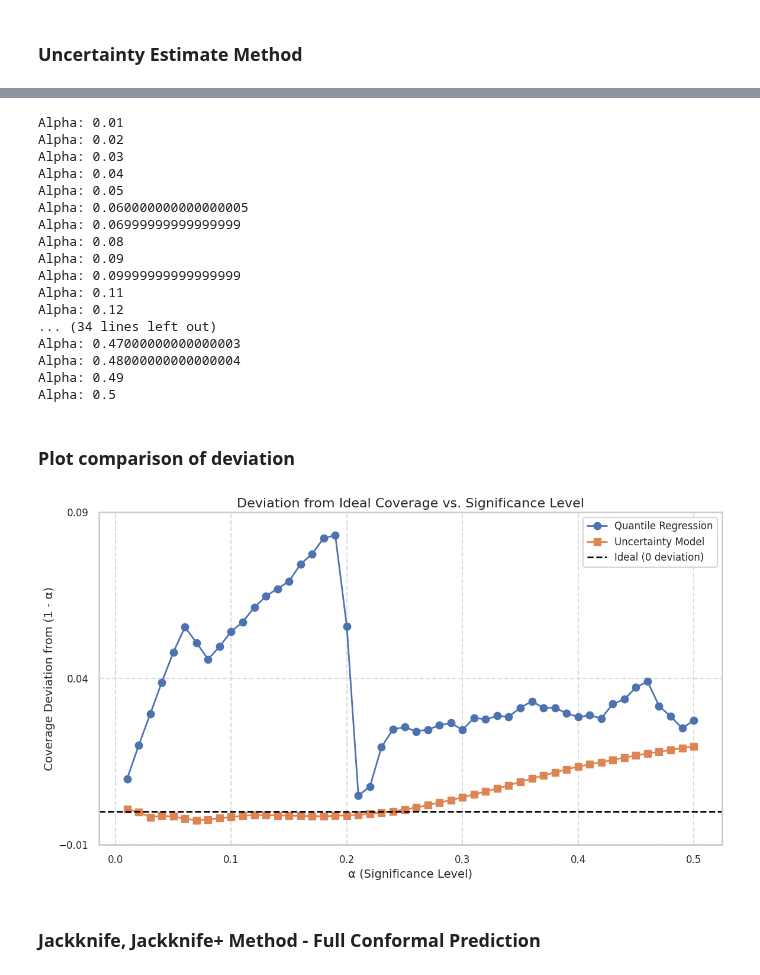
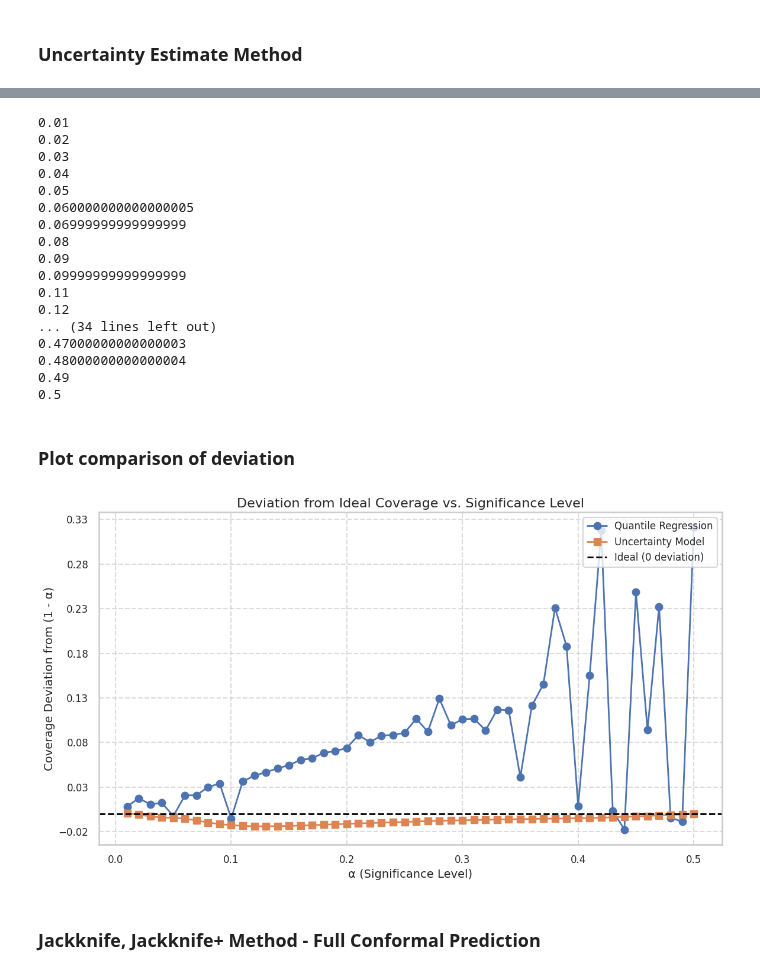
Before and after one commit to SidZRed/Conformal_Prediction, a Jupyter notebook: Regression_conformal.ipynb, the cells around one changed output, grey strips where cells are left out. Drawn from its saved outputs; the diff is of its cells as text; code cells hidden in the pictures.

Commit message:
updated regression code_FINAL

```diff
--- a/Regression_conformal.ipynb
+++ b/Regression_conformal.ipynb
@@ -78,7 +72,7 @@ def repeat_sampling(num_epochs, sample_size):
         return wrapper
     return decorator
 # %%
-exp_iter = 100
+exp_iter = 1
 exp_sample_size = 1000
 # %%
 def quantile_loss(y_pred, y_true, tau):
@@ -296,73 +287,75 @@ np.float64(0.5195772813048761)
 # %%
-all_trials_xgboost = []
+alpha = np.linspace(0.01, 0.5, 50)
+cvg_quantile_reg = []
 cvg_uncertainty_model = []
 
-alpha = np.linspace(0.01, 0.5, 50)
-
 for i in alpha:
-    print(f"Alpha: {i}")
-    trials = get_coverage_xgboost(i)
-    cvg_uncertainty_model.append(trials.mean())
-    all_trials_xgboost.append(trials)
+    print(i)
+    cvg_quantile_reg.append(get_coverage_quantile_regression(i))
+    cvg_uncertainty_model.append(get_coverage_xgboost(i))
 # %% [output]
-Alpha: 0.01
-Alpha: 0.02
-Alpha: 0.03
-Alpha: 0.04
-Alpha: 0.05
-Alpha: 0.060000000000000005
-Alpha: 0.06999999999999999
-Alpha: 0.08
-Alpha: 0.09
-Alpha: 0.09999999999999999
-Alpha: 0.11
-Alpha: 0.12
+0.01
+0.02
+0.03
+0.04
+0.05
+0.060000000000000005
+0.06999999999999999
+0.08
+0.09
+0.09999999999999999
+0.11
+0.12
 ... (34 lines left out)
-Alpha: 0.47000000000000003
-Alpha: 0.48000000000000004
-Alpha: 0.49
-Alpha: 0.5
+0.47000000000000003
+0.48000000000000004
+0.49
+0.5
 # %% [markdown]
 ### Plot comparison of deviation
 # %%
 import matplotlib.pyplot as plt
 import seaborn as sns
 import numpy as np
 
-# Compute deviations from ideal coverage
+# Calculate deviations from ideal coverage
+deviation_qr = np.array(cvg_quantile_reg) - (1 - alpha)
 deviation_uncertainty = np.array(cvg_uncertainty_model) - (1 - alpha)
-deviation_xgboost = np.array([np.mean(trials) for trials in all_trials_xgboost]) - (1 - alpha)
 
 # Plot settings
 sns.set(style="whitegrid", context="talk")
-plt.figure(figsize=(10, 6))
+plt.figure(figsize=(12, 7))
 
 # Plot deviations
-plt.plot(alpha, deviation_uncertainty, label='Uncertainty Model (Neural Net)', marker='o', linewidth=2, color='darkorange')
-plt.plot(alpha, deviation_xgboost, label='XGBoost', marker='s', linewidth=2, color='steelblue')
+plt.plot(alpha, deviation_qr, label='Quantile Regression', marker='o', linewidth=2)
+plt.plot(alpha, deviation_uncertainty, label='Uncertainty Model', marker='s', linewidth=2)
 
 # Reference line at 0 (perfect coverage)
 plt.axhline(0, color='black', linestyle='--', linewidth=2, label='Ideal (0 deviation)')
 
 # Axis labels and title
 plt.xlabel('α (Significance Level)', fontsize=14)
-plt.ylabel('Coverage − (1 − α)', fontsize=14)
+plt.ylabel('Coverage Deviation from (1 - α)', fontsize=14)
 plt.title('Deviation from Ideal Coverage vs. Significance Level', fontsize=16)
 
-# Ticks and grid
+# Custom y-axis ticks: step of 0.01
+y_min = min(deviation_qr.min(), deviation_uncertainty.min())
+y_max = max(deviation_qr.max(), deviation_uncertainty.max())
+y_ticks = np.arange(np.floor(y_min * 100) / 100, np.ceil(y_max * 100) / 100 + 0.01, 0.05)
+plt.yticks(y_ticks)
 plt.xticks(fontsize=12)
 plt.yticks(fontsize=12)
+
+# Grid and legend
 plt.grid(True, linestyle='--', alpha=0.7)
-
-# Legend
 plt.legend(fontsize=12, loc='upper right')
 
-# Save and show
+# Show plot
 plt.tight_layout()
-plt.savefig("Images/deviation_from_ideal_coverage.png", dpi=300)
+plt.savefig('Images/deviation from ideal coverage.png', dpi=300)
 plt.show()
 # %% [output]
-[figure, old version]
+[figure, new version]
 # %% [markdown]
 ### Jackknife, Jackknife+ Method - Full Conformal Prediction
 # %%
```
Also changed, not shown: parts of 5 cells of this notebook.
